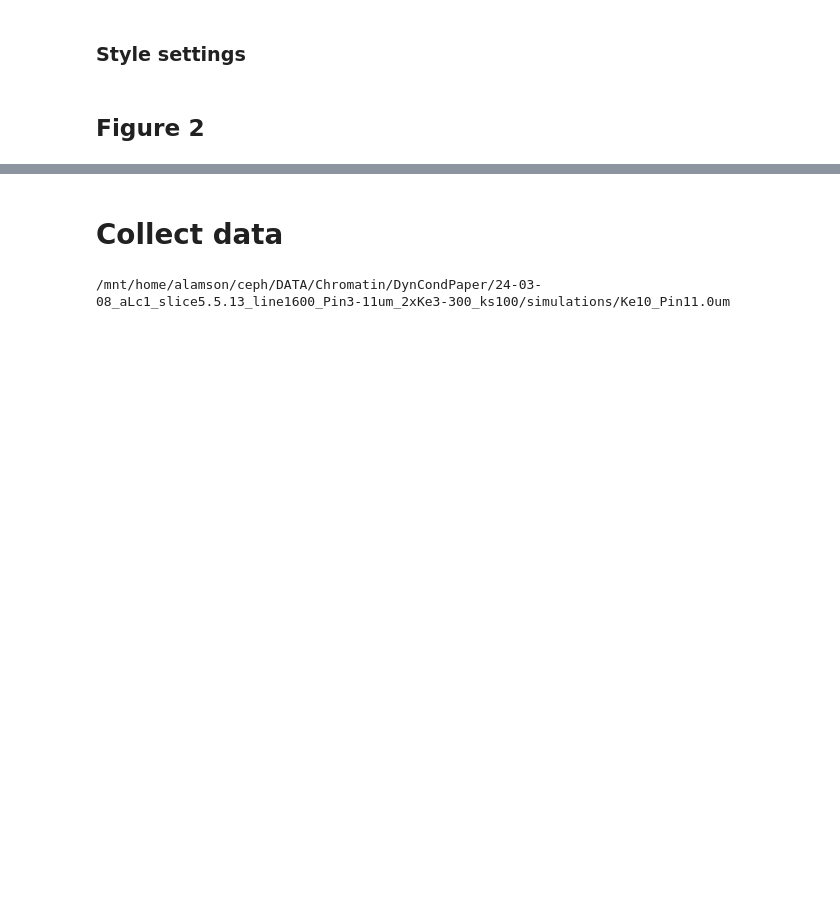
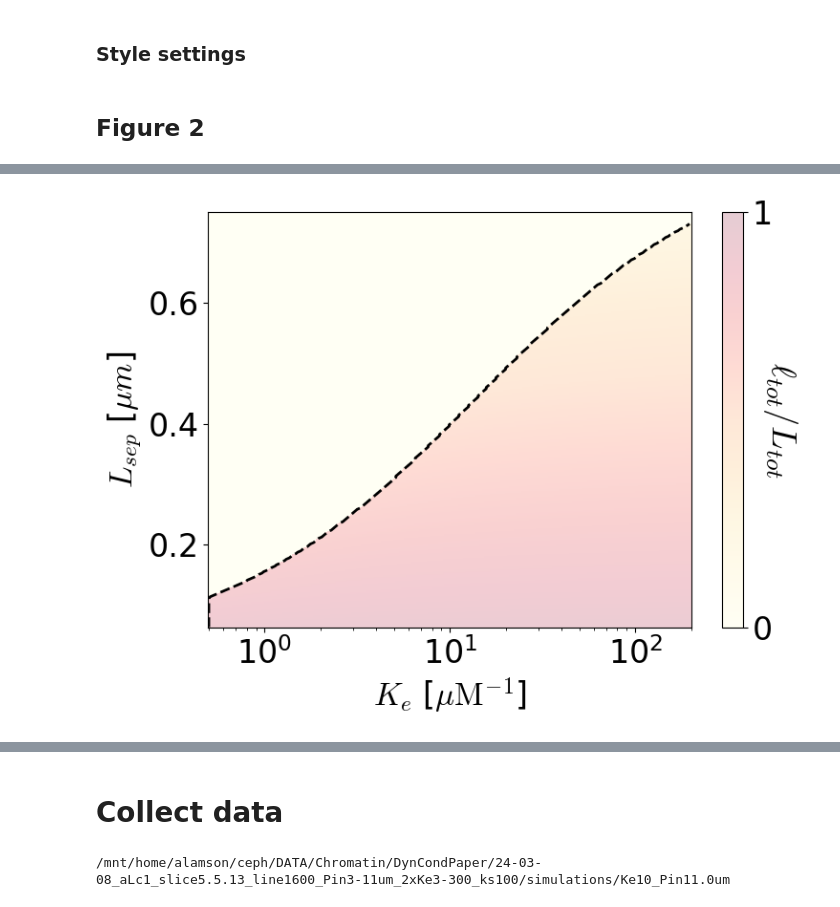
Before and after one commit to flatironinstitute/aLENS_analysis, a Jupyter notebook: notebooks/chromatin_notebooks/Dyn_cond_figs/Figure2.ipynb, the cells around one changed output, grey strips where cells are left out. Drawn from its saved outputs; the diff is of its cells as text; code cells hidden in the pictures; blank space fills up the shorter version.

```diff
--- a/notebooks/chromatin_notebooks/Dyn_cond_figs/Figure2.ipynb
+++ b/notebooks/chromatin_notebooks/Dyn_cond_figs/Figure2.ipynb
@@ -91,3 +46,11 @@ end_ind = None
 start_bead = 0
 end_bead = None
 part_min = 40
+
+# Diffusion time
+visc = 1.0 # pN*s/um^2
+b_diam = 0.01 # um
+kbT = .00411 # pN*um
+bead_diff = kbT / (3 * np.pi * visc * b_diam) # um^2/s
+diff_time = b_diam**3*3.*np.pi*visc / (6.*kbT) # s
+print(f"Diffusion time: {diff_time:.5f} s")
@@ -454,0 +319,73 @@ The PostScript backend does not support transparency; partially transparent arti
+# %%
+# Panel C: Theory comparison figure
+fig, ax = plt.subplots(figsize=(8, 6))
+
+# Theory parameters
+mu = 4.1  # Free energy per volume pN/um^2
+alpha = 0.05  # Condensate packing factor um^2
+gamma = 0.15  # Surface tension pN/um
+kappa = 0.0822  # Filament flexibility pN
+Ltot = 1.0  # Total length of the polymer um
+
+# Calculate theoretical predictions
+lsep_arr = np.linspace(1, 12, 300)/L_tot_um
+ke_arr = np.logspace(np.log10(.5), np.log10(200), 300)
+ld_max_prob = np.zeros((lsep_arr.size, ke_arr.size))
+
+for i, lsep in enumerate(lsep_arr):
+    for j, ke in enumerate(ke_arr):
+        bound = 0.1
+        while free_energy_deriv(bound, Ltot, lsep, mu*ke/30., alpha, gamma*ke/30., kappa) > 0:
+            bound += 0.5
+        if bound > Ltot - (lsep * 1.0000001):
+            ld_max_prob[i, j] = 0.0
+            continue
+        result = root_scalar(
+            free_energy_deriv,
+            method="brentq",
+            bracket=[bound, Ltot - (lsep * 1.0000001)],
+            args=(Ltot, lsep, mu*ke, alpha, gamma*ke, kappa),
+        )
+        ld_max_prob[i, j] = result.root
+
+# Plot heatmap of theoretical predictions
+im = ax.pcolormesh(
+    ke_arr,
+    lsep_arr,
+    ld_max_prob / Ltot,
+    # shading="auto",
+    # cmap="bone_r",
+    cmap="YlOrRd",
+    # cmap="Greys",
+    vmin=0,
+    vmax=1,
+    alpha=0.2,
+)
+
+# Find the boundary between zero and positive values
+threshold = 0.01
+boundary_ke = []
+boundary_lsep = []
+for i, lsep in enumerate(lsep_arr):
+    for j, ke in enumerate(ke_arr):
+        if ld_max_prob[i, j] / Ltot >= threshold:
+            boundary_ke.append(ke)
+            boundary_lsep.append(lsep)
+            break
+
+# Plot the boundary
+ax.plot(boundary_ke, boundary_lsep, color="k", linestyle="--", label="Condensation Boundary")
+# ax.legend(loc="upper left", fontsize=12)
+
+# ax.set_xscale("log")
+ax.set_xlabel(r"$K_e$ [$\mu {\rm M}^{-1}$]")
+ax.set_ylabel(r"$L_{sep}$ [$\mu m$]")
+cb = fig.colorbar(im, ax=ax)
+cb.set_ticks([0, 1])
+cb.set_label(r"$\langle \ell_{tot}/L_{tot} \rangle$", fontsize=26, rotation=-90, labelpad=20)
+cb.set_label(r"$\ell_{tot} / L_{tot}$", fontsize=26, rotation=-90, labelpad=20)
+ax.set_xscale("log")
+
+fig.tight_layout()
+# %% [output]
+[figure, added]
```
Also changed, not shown: parts of 16 cells of this notebook, 1 other file.
